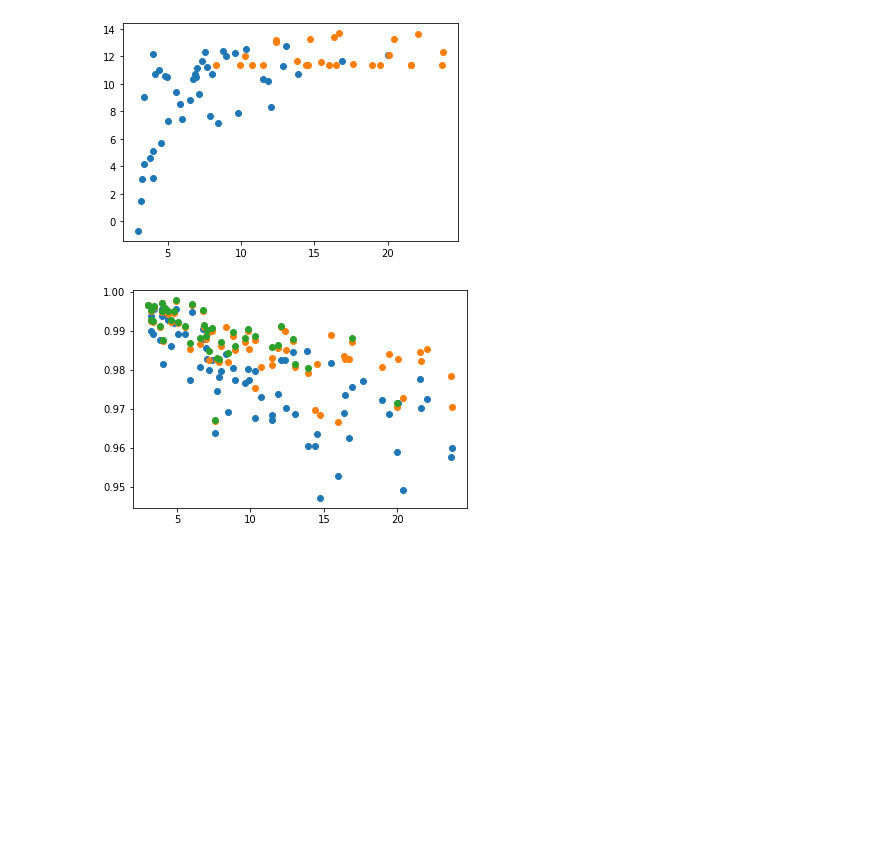
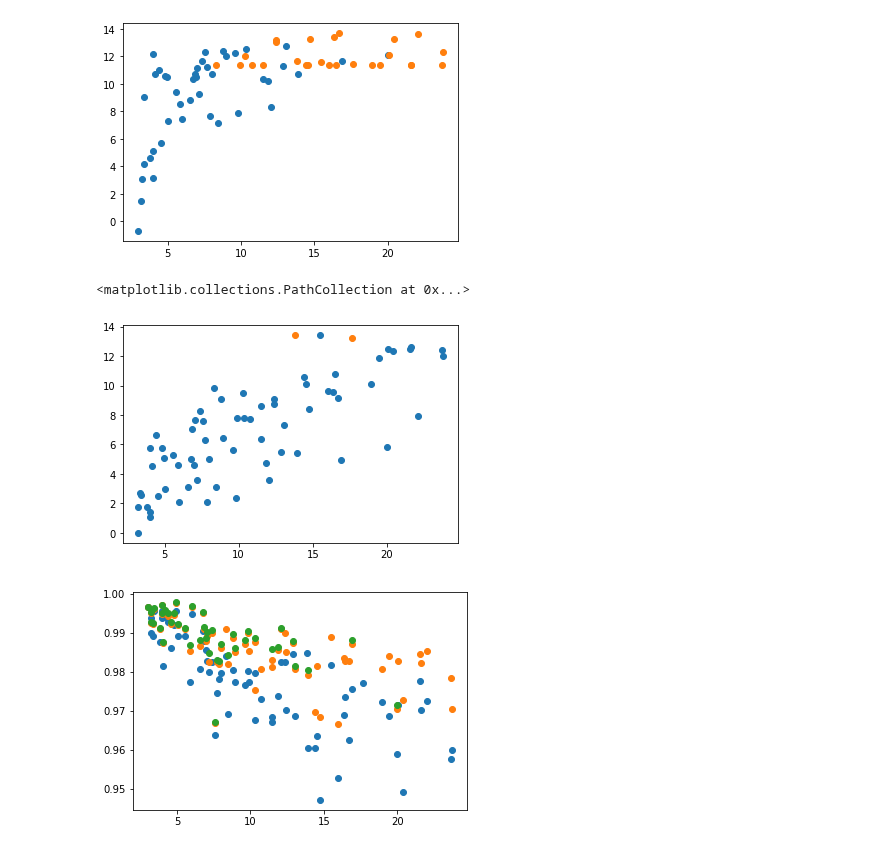
Before and after one commit to habanzu/cvrp, a Jupyter notebook: notebooks/Evaluation.ipynb, the cells around one changed output. Cells and saved outputs as stored; diff of their text form; code cells hidden in the pictures; blank space fills up the shorter version.

```diff
--- a/notebooks/Evaluation.ipynb
+++ b/notebooks/Evaluation.ipynb
@@ -54,6 +53,15 @@ plt.scatter(df2['div'],np.log(df2['total time']))
 # %% [output]
 <matplotlib.collections.PathCollection at 0x...>
 [figure]
+# %%
+df = data.loc[data.method == "ng8"]
+df1 = df.loc[df.terminated == True]
+df2 = df.loc[df.terminated == False]
+plt.scatter(df1['n/K'],np.log(df1['total time']))
+plt.scatter(df2['n/K'],np.log(df2['total time']))
+# %% [output]
+<matplotlib.collections.PathCollection at 0x...>
+[figure, added]
 # %%
 # Die Bound Qualität scheint zu sinken, je höher n/K ist.
 df1 = data[data.method == "cyc2"]
```
Also changed, not shown: parts of 5 cells of this notebook.
